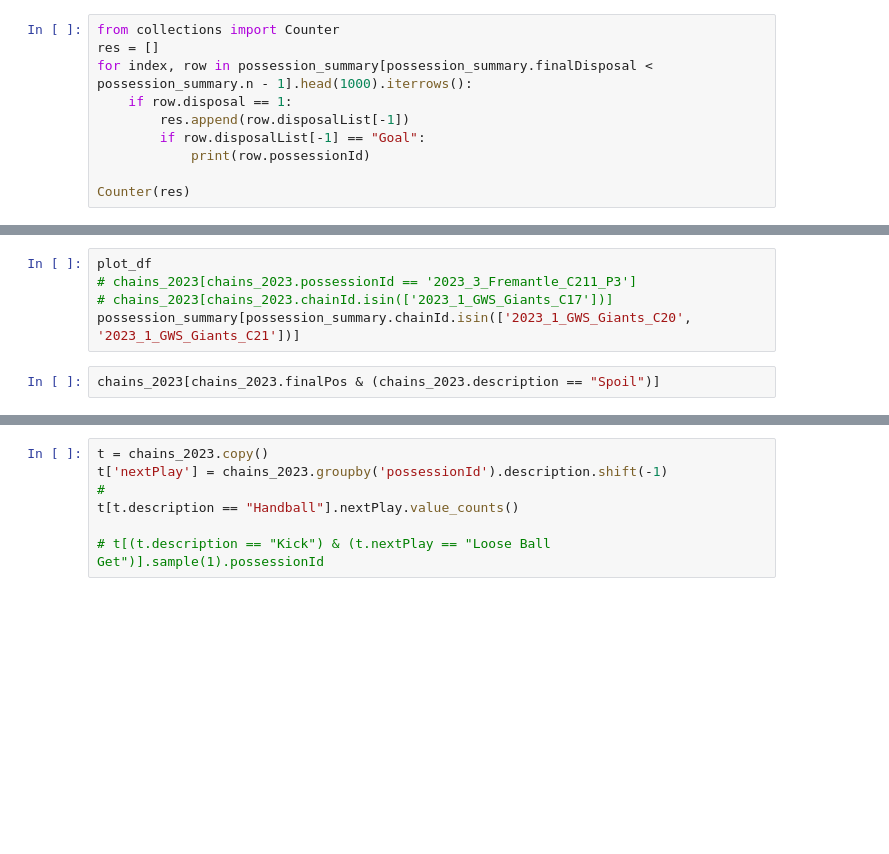
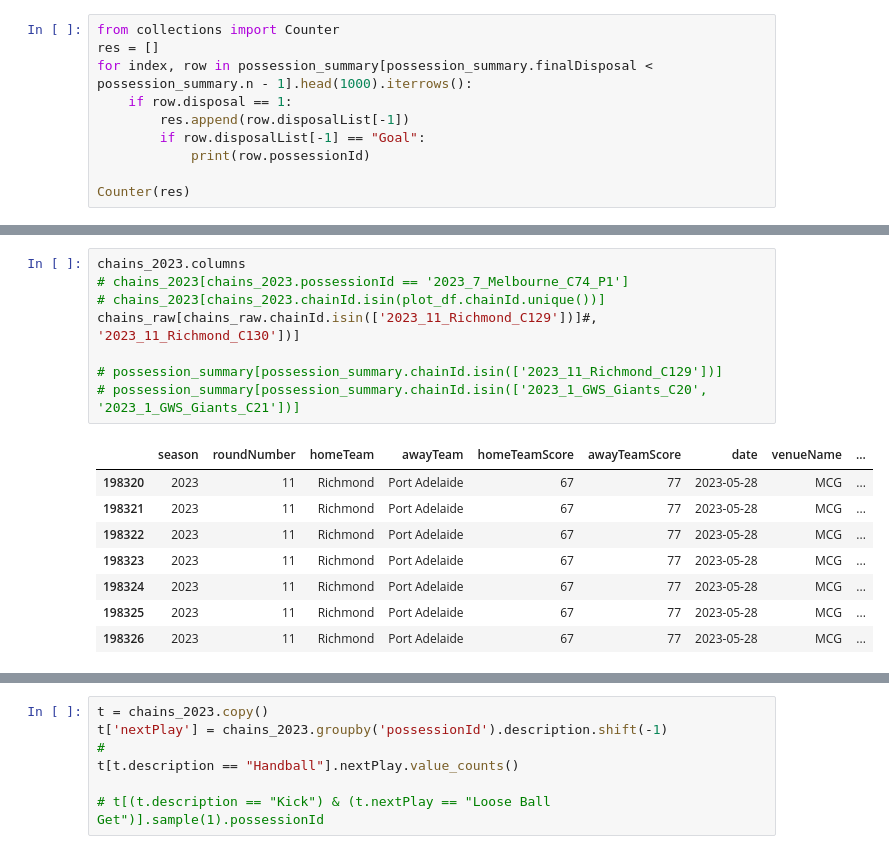
Before and after one commit to davescroggs/xThreat, a Jupyter notebook: python/pass_networks.ipynb, the cells around one changed output, grey strips where cells are left out. Cells and saved outputs as stored; diff of their text form; blank space fills up the shorter version.

```diff
--- a/python/pass_networks.ipynb
+++ b/python/pass_networks.ipynb
@@ -180,7 +28,17 @@ plt.show()
 # %%
-plot_df
-# chains_2023[chains_2023.possessionId == '2023_3_Fremantle_C211_P3']
-# chains_2023[chains_2023.chainId.isin(['2023_1_GWS_Giants_C17'])]
-possession_summary[possession_summary.chainId.isin(['2023_1_GWS_Giants_C20', '2023_1_GWS_Giants_C21'])]
+chains_2023.columns
+# chains_2023[chains_2023.possessionId == '2023_7_Melbourne_C74_P1']
+# chains_2023[chains_2023.chainId.isin(plot_df.chainId.unique())]
+chains_raw[chains_raw.chainId.isin(['2023_11_Richmond_C129'])]#, '2023_11_Richmond_C130'])]
+
+# possession_summary[possession_summary.chainId.isin(['2023_11_Richmond_C129'])]
+# possession_summary[possession_summary.chainId.isin(['2023_1_GWS_Giants_C20', '2023_1_GWS_Giants_C21'])]
+# %% [output]
+|  | season | roundNumber | homeTeam | awayTeam | homeTeamScore | awayTeamScore | date | venueName | ... |
+| 198320 | 2023 | 11 | Richmond | Port Adelaide | 67 | 77 | 2023-05-28 | MCG | ... |
+| 198321 | 2023 | 11 | Richmond | Port Adelaide | 67 | 77 | 2023-05-28 | MCG | ... |
+| 198322 | 2023 | 11 | Richmond | Port Adelaide | 67 | 77 | 2023-05-28 | MCG | ... |
+| 198323 | 2023 | 11 | Richmond | Port Adelaide | 67 | 77 | 2023-05-28 | MCG | ... |
+| 198324 | 2023 | 11 | Richmond | Port Adelaide | 67 | 77 | 2023-05-28 | MCG | ... |
+| 198325 | 2023 | 11 | Richmond | Port Adelaide | 67 | 77 | 2023-05-28 | MCG | ... |
+| 198326 | 2023 | 11 | Richmond | Port Adelaide | 67 | 77 | 2023-05-28 | MCG | ... |
-# %%
-chains_2023[chains_2023.finalPos & (chains_2023.description == "Spoil")]
```
Also changed, not shown: parts of 7 cells of this notebook, 1 other file.
